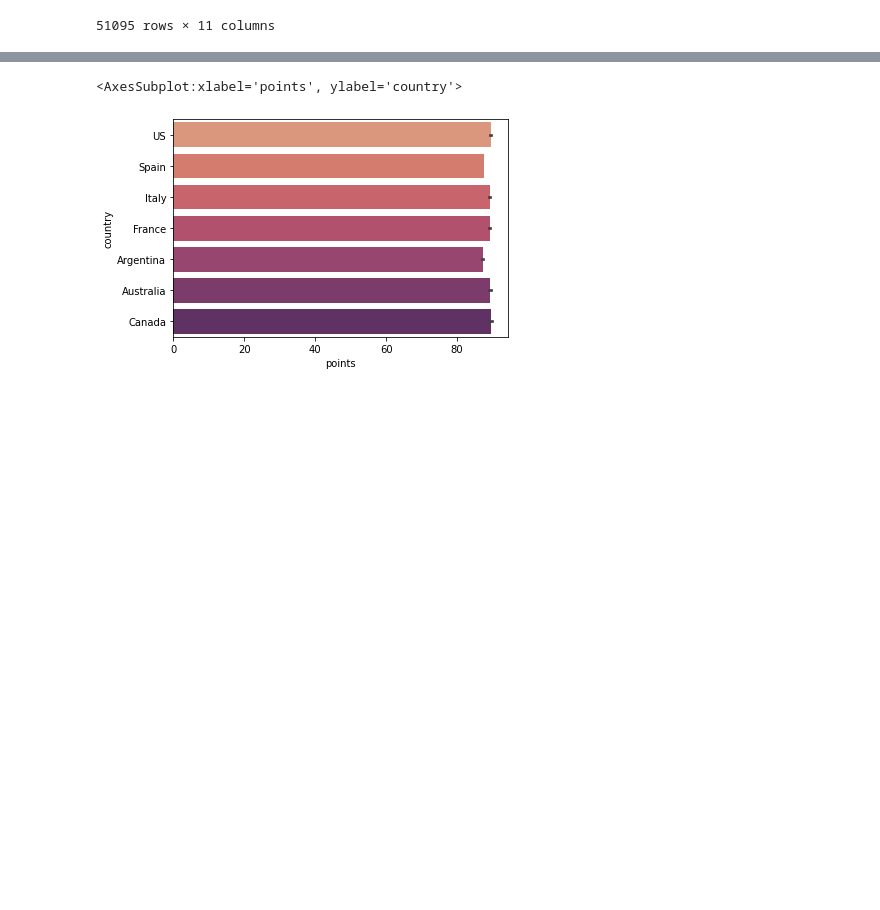
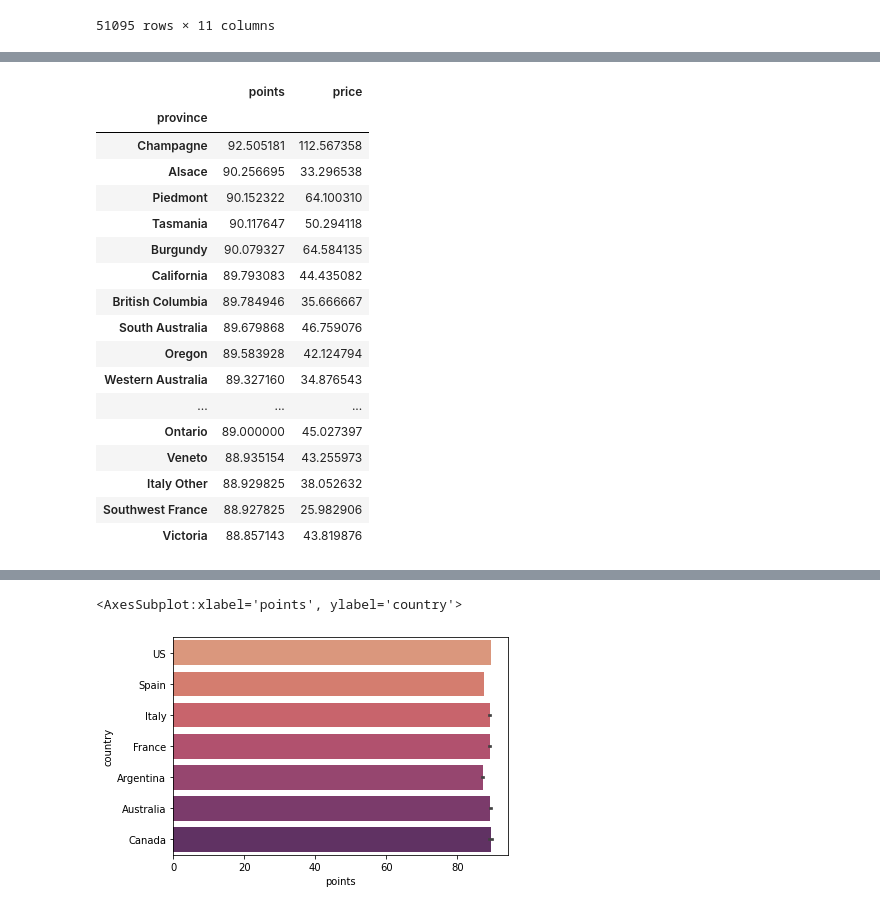
Before and after one commit to whitneyshine/austin_project, a Jupyter notebook: Wine_Ratings.ipynb, the cells around one changed output, grey strips where cells are left out. Saved outputs shown, nothing was run; the diff lists cells and outputs as text; code cells hidden in the pictures; blank space fills up the shorter version.

```diff
--- a/Wine_Ratings.ipynb
+++ b/Wine_Ratings.ipynb
@@ -411,0 +395,23 @@ dtype: object
+# %%
+# Show top 20 growing provinces by highest average rating, along with average price.
+best_prov_ratings = wine_ratings_df.groupby(['province']).mean()
+best_prov_ratings.sort_values('points', ascending=False).head(20)
+# %% [output]
+|  | points | price |
+| province |  |  |
+| Champagne | 92.505181 | 112.567358 |
+| Alsace | 90.256695 | 33.296538 |
+| Piedmont | 90.152322 | 64.100310 |
+| Tasmania | 90.117647 | 50.294118 |
+| Burgundy | 90.079327 | 64.584135 |
+| California | 89.793083 | 44.435082 |
+| British Columbia | 89.784946 | 35.666667 |
+| South Australia | 89.679868 | 46.759076 |
+| Oregon | 89.583928 | 42.124794 |
+| Western Australia | 89.327160 | 34.876543 |
+| ... | ... | ... |
+| Ontario | 89.000000 | 45.027397 |
+| Veneto | 88.935154 | 43.255973 |
+| Italy Other | 88.929825 | 38.052632 |
+| Southwest France | 88.927825 | 25.982906 |
+| Victoria | 88.857143 | 43.819876 |
```
Also changed, not shown: parts of 42 cells of this notebook.
